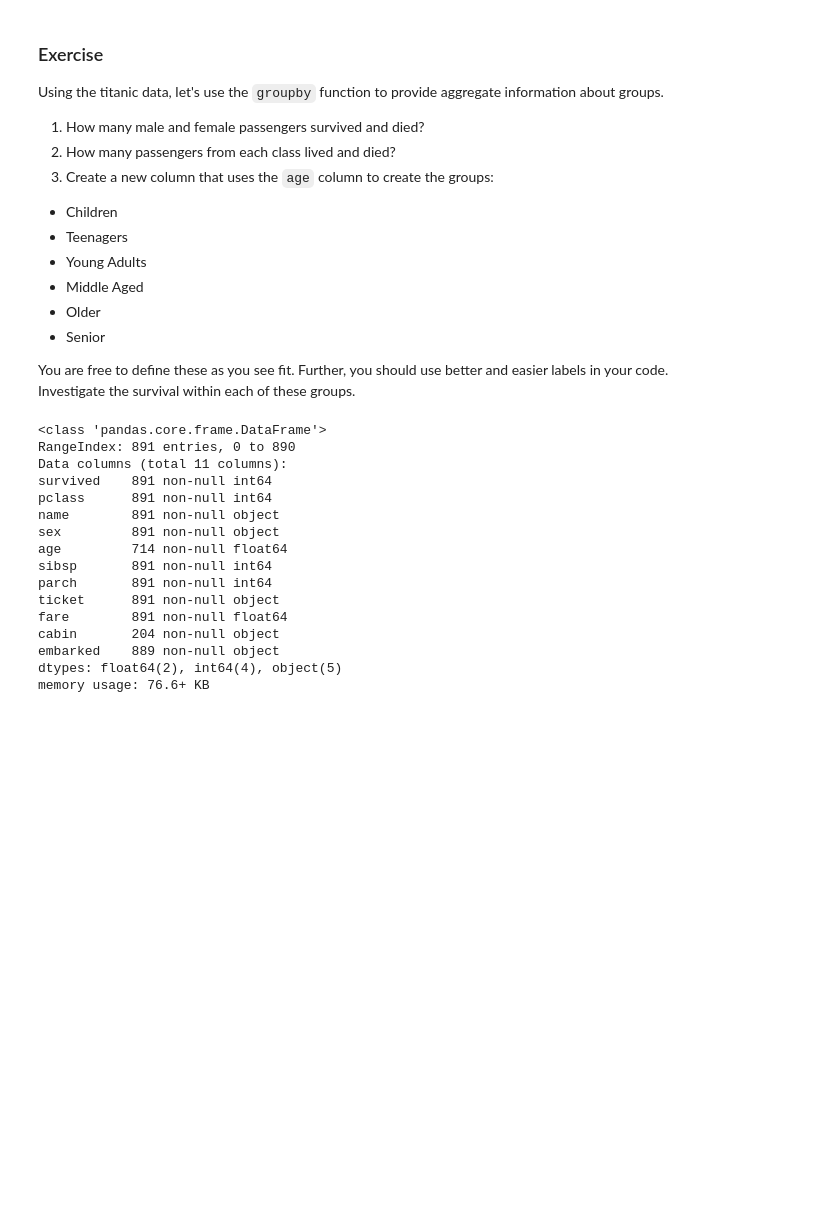
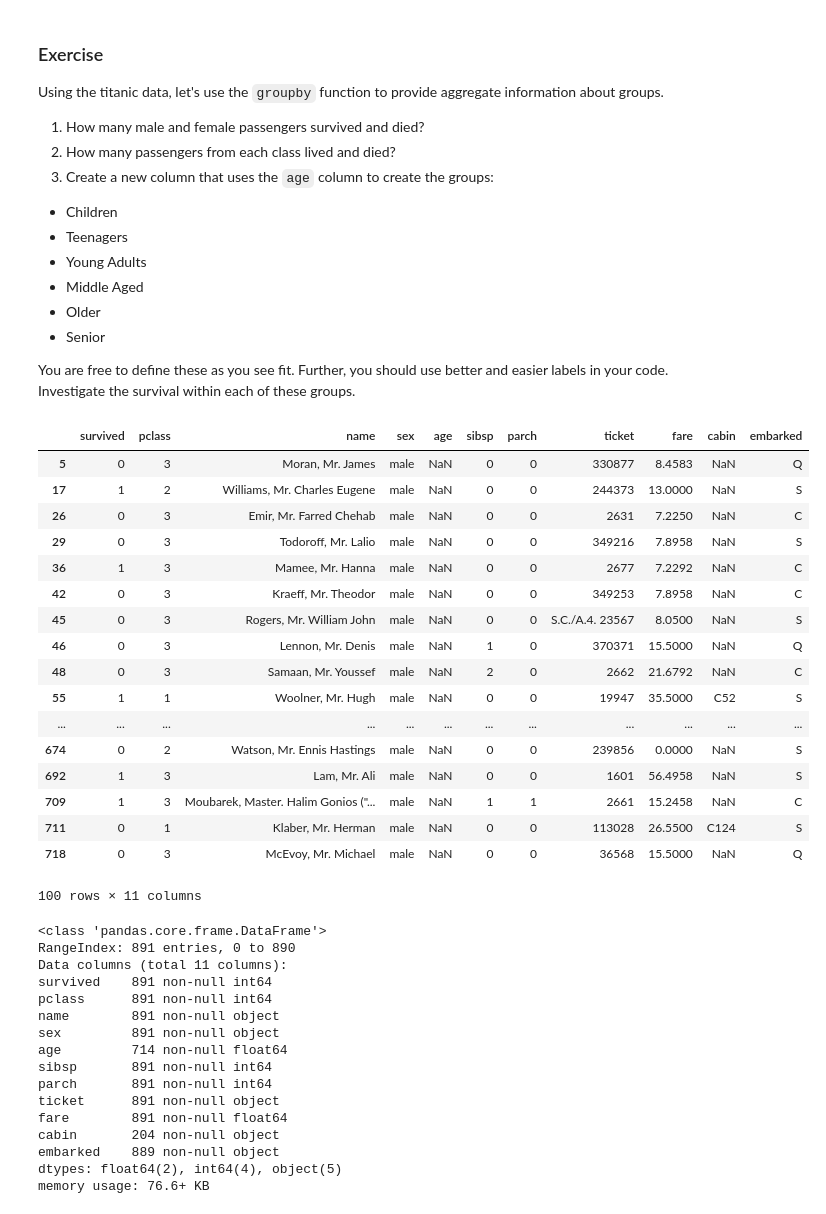
Before and after one commit to ayana-dawkins/04-linear-regression-intro, a Jupyter notebook: 04-01-groupby-solns.ipynb, the cells around one changed output. Cells and saved outputs as stored; diff of their text form; code cells hidden in the pictures; blank space fills up the shorter version.

```diff
--- a/04-01-groupby-solns.ipynb
+++ b/04-01-groupby-solns.ipynb
@@ -443,3 +478,25 @@ titanic = pd.read_csv('data/eda_data/titanic.csv')
+# %%
+#occ[(occ.occupation == 'librarian' ) & (occ.age < 40)].head()
+titanic[(titanic['age'].isna() == True) & (titanic['sex'] == 'male')].head(100)
+# %% [output]
+|  | survived | pclass | name | sex | age | sibsp | parch | ticket | fare | cabin | embarked |
+| 5 | 0 | 3 | Moran, Mr. James | male | NaN | 0 | 0 | 330877 | 8.4583 | NaN | Q |
+| 17 | 1 | 2 | Williams, Mr. Charles Eugene | male | NaN | 0 | 0 | 244373 | 13.0000 | NaN | S |
+| 26 | 0 | 3 | Emir, Mr. Farred Chehab | male | NaN | 0 | 0 | 2631 | 7.2250 | NaN | C |
+| 29 | 0 | 3 | Todoroff, Mr. Lalio | male | NaN | 0 | 0 | 349216 | 7.8958 | NaN | S |
+| 36 | 1 | 3 | Mamee, Mr. Hanna | male | NaN | 0 | 0 | 2677 | 7.2292 | NaN | C |
+| 42 | 0 | 3 | Kraeff, Mr. Theodor | male | NaN | 0 | 0 | 349253 | 7.8958 | NaN | C |
+| 45 | 0 | 3 | Rogers, Mr. William John | male | NaN | 0 | 0 | S.C./A.4. 23567 | 8.0500 | NaN | S |
+| 46 | 0 | 3 | Lennon, Mr. Denis | male | NaN | 1 | 0 | 370371 | 15.5000 | NaN | Q |
+| 48 | 0 | 3 | Samaan, Mr. Youssef | male | NaN | 2 | 0 | 2662 | 21.6792 | NaN | C |
+| 55 | 1 | 1 | Woolner, Mr. Hugh | male | NaN | 0 | 0 | 19947 | 35.5000 | C52 | S |
+| ... | ... | ... | ... | ... | ... | ... | ... | ... | ... | ... | ... |
+| 674 | 0 | 2 | Watson, Mr. Ennis Hastings | male | NaN | 0 | 0 | 239856 | 0.0000 | NaN | S |
+| 692 | 1 | 3 | Lam, Mr. Ali | male | NaN | 0 | 0 | 1601 | 56.4958 | NaN | S |
+| 709 | 1 | 3 | Moubarek, Master. Halim Gonios ("... | male | NaN | 1 | 1 | 2661 | 15.2458 | NaN | C |
+| 711 | 0 | 1 | Klaber, Mr. Herman | male | NaN | 0 | 0 | 113028 | 26.5500 | C124 | S |
+| 718 | 0 | 3 | McEvoy, Mr. Michael | male | NaN | 0 | 0 | 36568 | 15.5000 | NaN | Q |
+100 rows × 11 columns
 # %%
 titanic.info()
 # %% [output]
```
Also changed, not shown: parts of 29 cells of this notebook, 4 other files.
